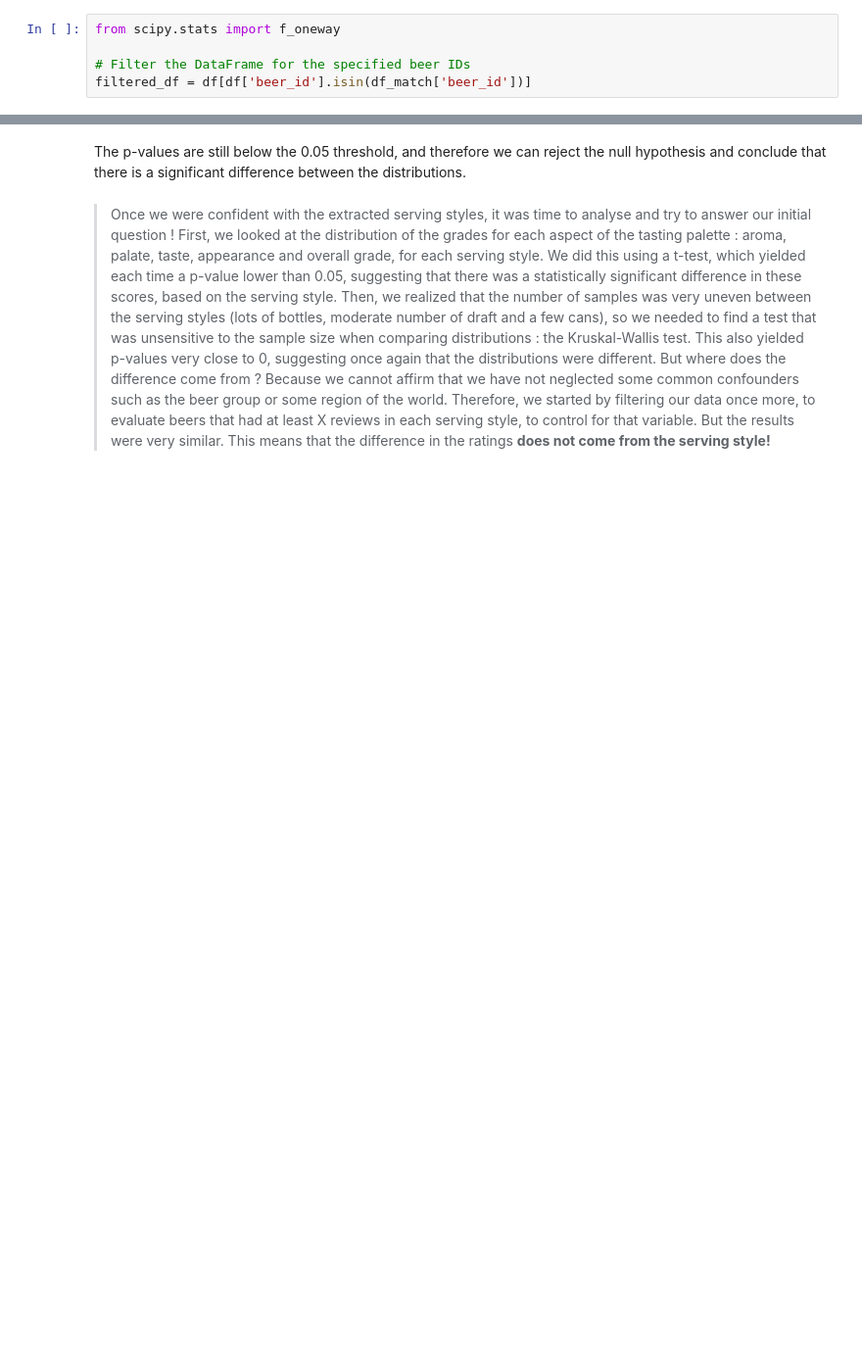
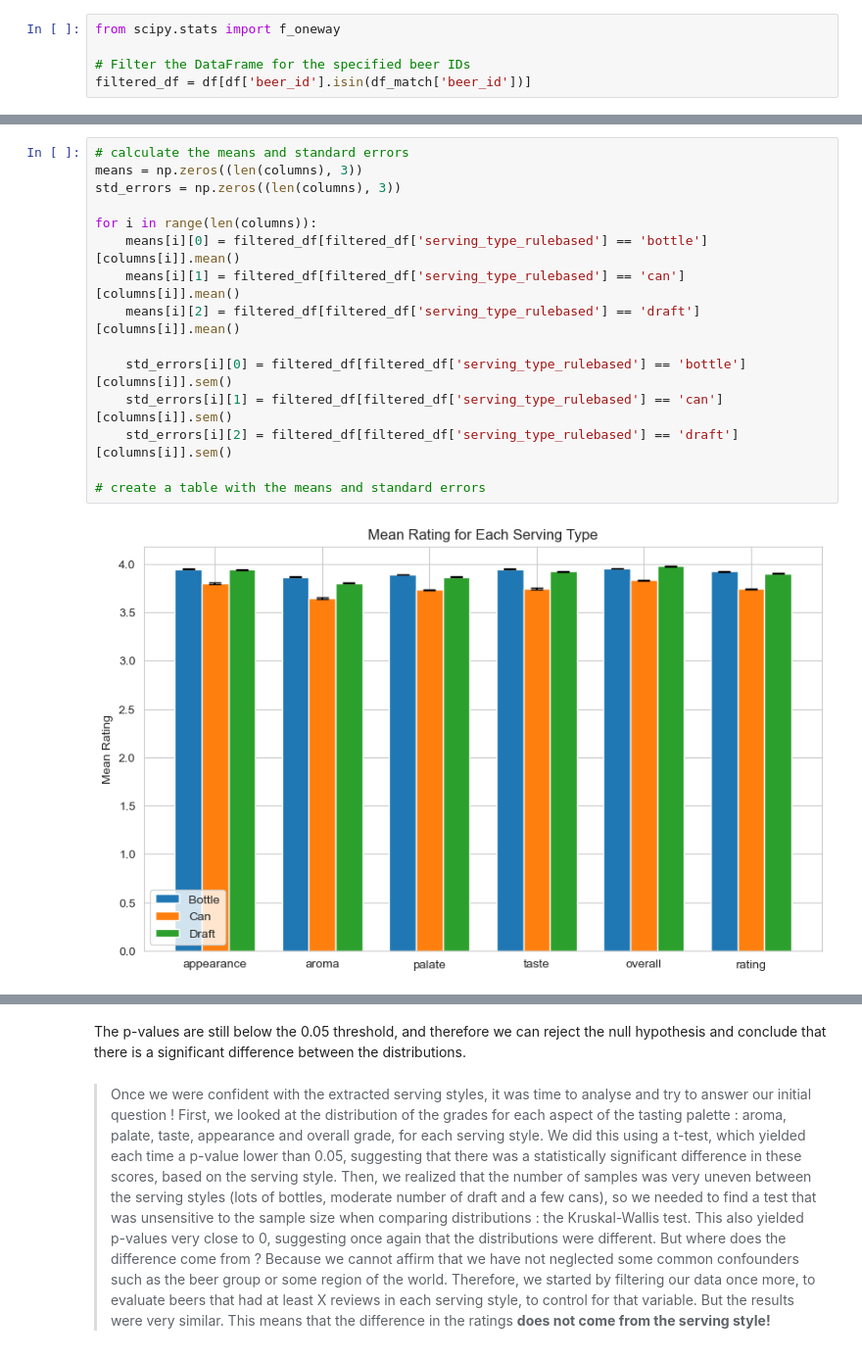
Before and after one commit to epfl-ada/ada-2023-project-beeradaventure46, a Jupyter notebook: Milestone_2_vic.ipynb, the cells around one changed output, grey strips where cells are left out. Shown: that part at 98% size. Drawn from its saved outputs; the diff is of its cells as text; blank space fills up the shorter version.

```diff
--- a/Milestone_2_vic.ipynb
+++ b/Milestone_2_vic.ipynb
@@ -2551 +391,18 @@ draft vs bottle :  0.9809306818618878
+# %%
+# calculate the means and standard errors
+means = np.zeros((len(columns), 3))
+std_errors = np.zeros((len(columns), 3))
+
+for i in range(len(columns)):
+    means[i][0] = filtered_df[filtered_df['serving_type_rulebased'] == 'bottle'][columns[i]].mean()
+    means[i][1] = filtered_df[filtered_df['serving_type_rulebased'] == 'can'][columns[i]].mean()
+    means[i][2] = filtered_df[filtered_df['serving_type_rulebased'] == 'draft'][columns[i]].mean()
+
+    std_errors[i][0] = filtered_df[filtered_df['serving_type_rulebased'] == 'bottle'][columns[i]].sem()
+    std_errors[i][1] = filtered_df[filtered_df['serving_type_rulebased'] == 'can'][columns[i]].sem()
+    std_errors[i][2] = filtered_df[filtered_df['serving_type_rulebased'] == 'draft'][columns[i]].sem()
+
+# create a table with the means and standard errors
+# %% [output]
+[figure, added]
 # %%
```
Also changed, not shown: parts of 187 cells of this notebook, 12 other files.
